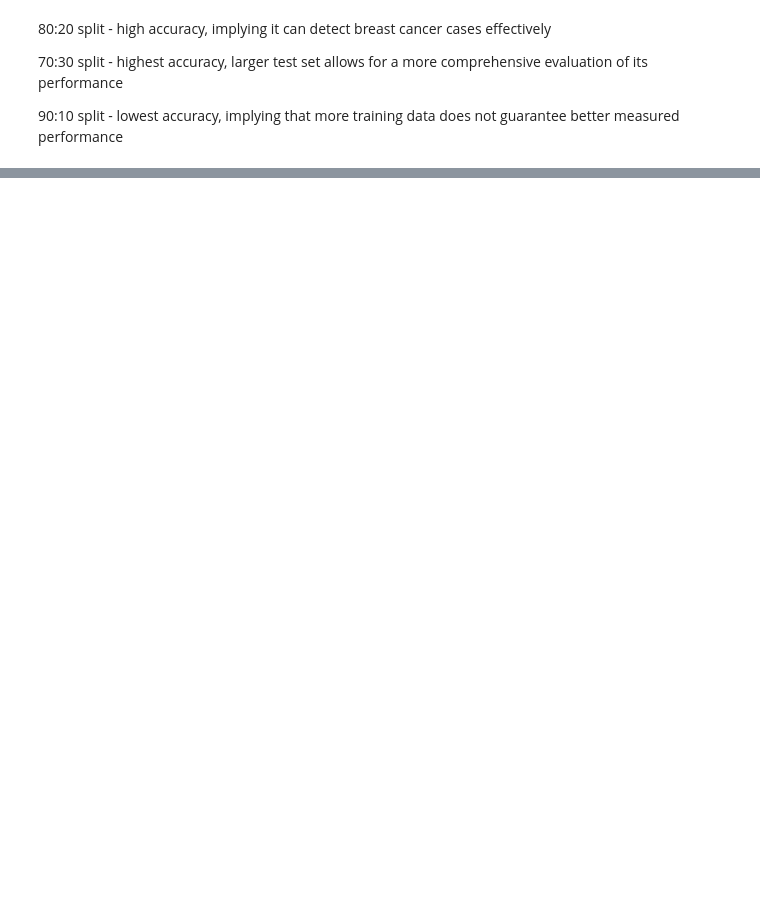
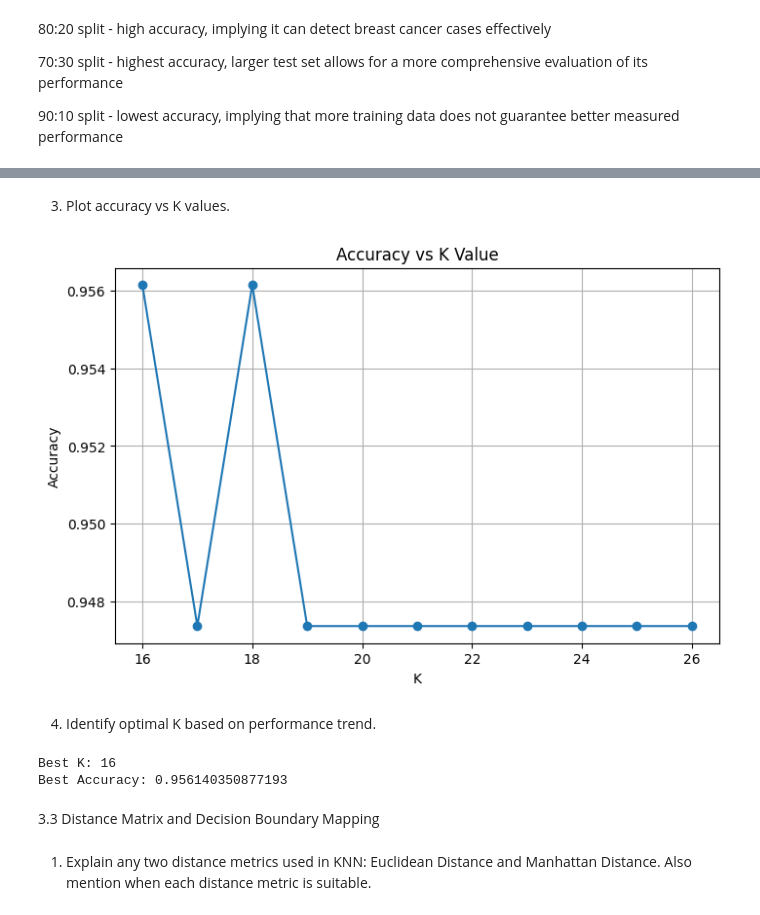
Before and after one commit to aimee-joseph/ML-Lab-2547204, a Jupyter notebook: Lab 4.ipynb, the cells around one changed output, grey strips where cells are left out. Saved outputs shown, nothing was run; the diff lists cells and outputs as text; code cells hidden in the pictures; blank space fills up the shorter version.

```diff
--- a/Lab 4.ipynb
+++ b/Lab 4.ipynb
@@ -168,0 +169,9 @@ for name, size in splits.items():
+# %%
+# calculating heuristic K
+
+n = len(X_train)
+
+k = int(math.sqrt(n))
+
+print("Training samples:", n)
+print("Heuristic K:", k) # baseline K
@@ -168,0 +185,10 @@ for name, size in splits.items():
+# %%
+knn = KNeighborsClassifier(n_neighbors = k)
+
+knn.fit(X_train, y_train)
+
+y_pred = knn.predict(X_test)
+
+accuracy = accuracy_score(y_test, y_pred)
+
+print("Accuracy:", accuracy)
@@ -168,0 +199,17 @@ for name, size in splits.items():
+# %%
+k_values = range(k - 5, k + 6)
+
+accuracies = []
+
+for i in k_values:
+    model = KNeighborsClassifier(n_neighbors = i)
+
+    model.fit(X_train, y_train)
+
+    y_pred = model.predict(X_test)
+
+    accuracy = accuracy_score(y_test, y_pred)
+
+    accuracies.append(accuracy)
+
+    print(f"K = {i}, Accuracy = {accuracy:.4f}")
@@ -168,0 +228,28 @@ for name, size in splits.items():
+# %% [markdown]
+3. Plot accuracy vs K values.
+# %%
+plt.figure(figsize = (8, 5))
+plt.plot(k_values, accuracies, marker = "o")
+plt.title("Accuracy vs K Value")
+plt.xlabel("K")
+plt.ylabel("Accuracy")
+plt.grid(True)
+plt.show()
+# %% [output]
+[figure, added]
+# %% [markdown]
+4. Identify optimal K based on performance trend.
+# %%
+best_index = accuracies.index(max(accuracies))
+
+best_k = list(k_values)[best_index]
+
+print("Best K:", best_k)
+print("Best Accuracy:", max(accuracies))
+# %% [output]
+Best K: 16
+Best Accuracy: 0.956140350877193
+# %% [markdown]
+3.3 Distance Matrix and Decision Boundary Mapping
+# %% [markdown]
+1. Explain any two distance metrics used in KNN: Euclidean Distance and Manhattan Distance. Also mention when each distance metric is suitable.
```
Also changed, not shown: parts of 19 cells of this notebook.
